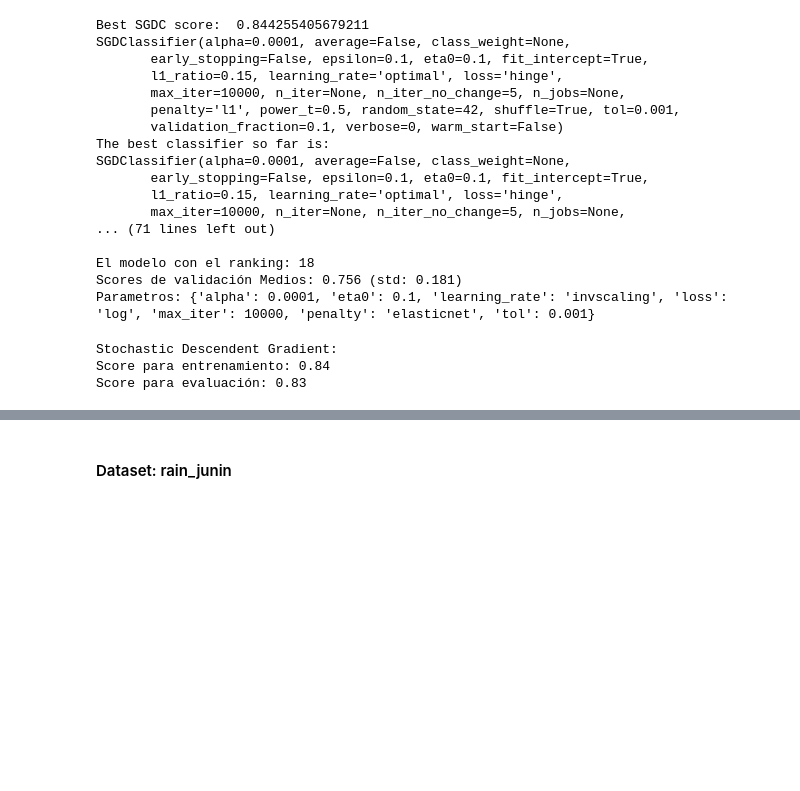
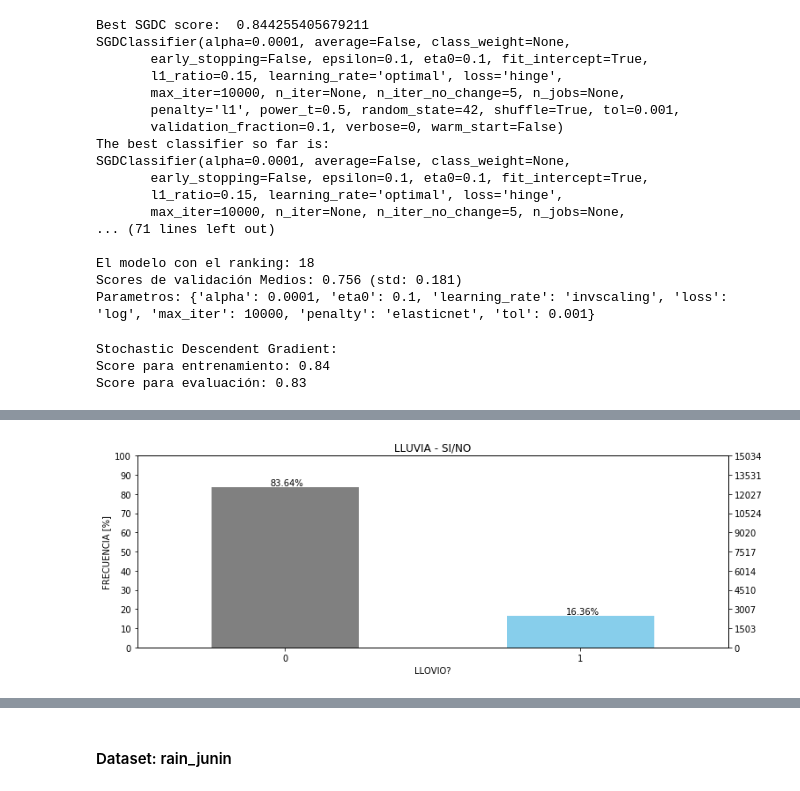
Before and after one commit to jmvd07/cuandoLlueve, a Jupyter notebook: Introducción al aprendizaje supervisado/Cuando Llueve.ipynb, the cells around one changed output, grey strips where cells are left out. Saved outputs shown, nothing was run; the diff lists cells and outputs as text; code cells hidden in the pictures; blank space fills up the shorter version.

```diff
--- a/Introducción al aprendizaje supervisado/Cuando Llueve.ipynb
+++ b/Introducción al aprendizaje supervisado/Cuando Llueve.ipynb
@@ -294,0 +399,16 @@ Score para evaluación: 0.83
+# %%
+plt.figure(figsize=(12,4))
+plt.title('LLUVIA - SI/NO')
+plt.xlabel('LLOVIO?')
+plt.ylabel('FRECUENCIA [%]')
+
+ax = (rain_nuevo.lluvia.value_counts()/len(rain_nuevo)*100).sort_index().plot(kind="bar", rot=0,color=mis_colores[:2])
+ax.set_yticks(np.arange(0, 110, 10))
+
+ax2 = ax.twinx()
+ax2.set_yticks(np.arange(0, 110, 10)*len(rain_nuevo)/100)
+
+for p in ax.patches:
+    ax.annotate('{:.2f}%'.format(p.get_height()), (p.get_x()+0.20, p.get_height()+1))
+# %% [output]
+[figure, added]
```
Also changed, not shown: parts of 37 cells of this notebook, 1 other file.
